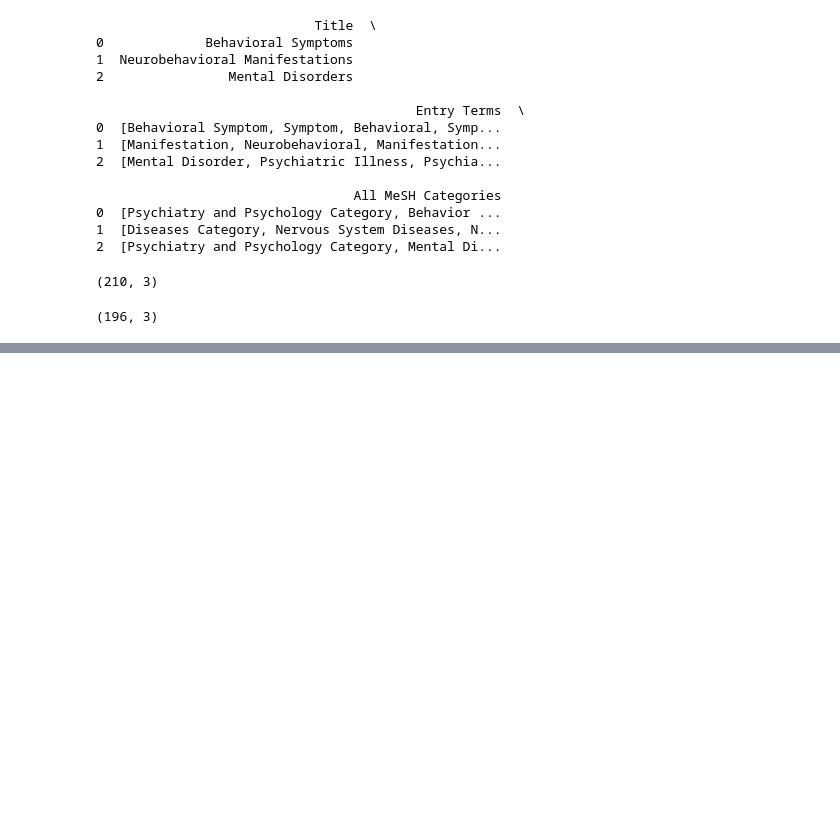
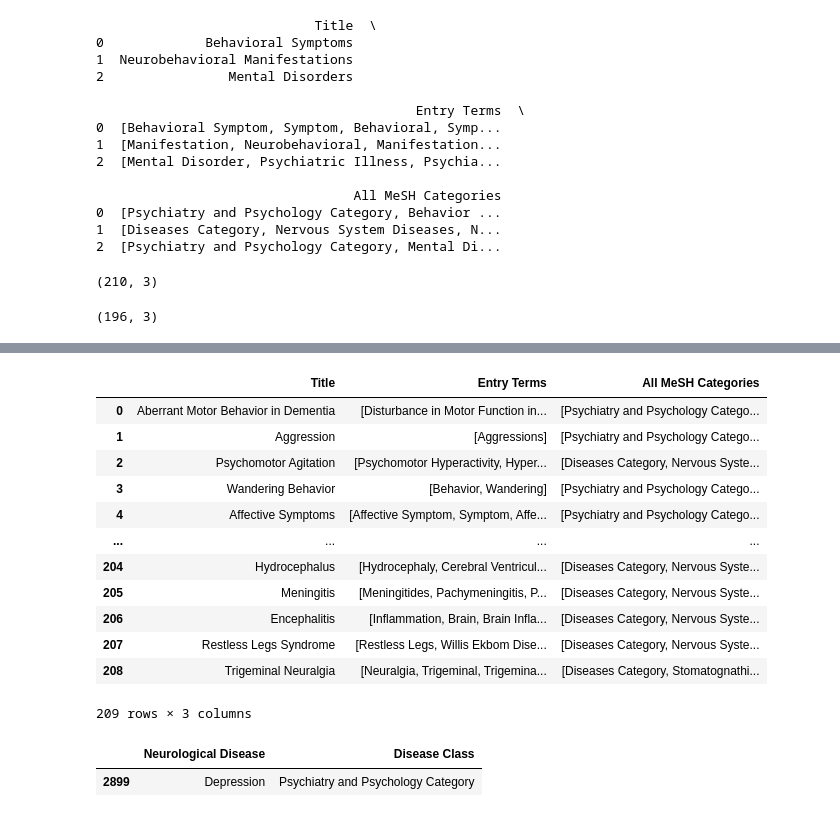
Before and after one commit to Ineichen-Group/NeuroTrialAnalysis, a Jupyter notebook: Extract_MeSH_Data.ipynb, the cells around one changed output, grey strips where cells are left out. Cells and saved outputs as stored; diff of their text form; code cells hidden in the pictures; blank space fills up the shorter version.

```diff
--- a/Extract_MeSH_Data.ipynb
+++ b/Extract_MeSH_Data.ipynb
@@ -193,0 +200,37 @@ nodes_raw[0].split('\n', 2)#[0]
+# %%
+# Process each term in the DataFrame
+nodes_list_30 = []
+for term in last_30_records['term']:
+    print(term)
+    handle = Entrez.esearch(db="mesh", term=f"{term}[mh]", retmax=1000)
+    record = Entrez.read(handle)
+    id_list = record['IdList']
+    retries = 3  # Maximum number of retries
+    if id_list:
+        for attempt in range(retries):
+            try:
+                handle = Entrez.efetch(db="mesh", id=id_list)
+                records = handle.read()
+                try:
+                    nodes = parse_mesh_nodes(records)
+                    nodes_list_30.extend(nodes)
+                    break  # Success, so break out of the retry loop
+                except Exception as parse_error:
+                    # Handle parsing error specifically
+                    print(f"Error parsing records for term '{term}'. Error: {parse_error}")
+                    print(f"Problematic records:\n{records}")
+                    break  # Break out of the retry loop, but continue with next term
+            except HTTPError as e:
+                if attempt < retries - 1:  # Check if it's not the last attempt
+                    print(f"Attempt {attempt + 1} failed with error {e}. Retrying in 15 seconds...")
+                    time.sleep(15)  # Wait for 10 seconds before retrying
+                else:
+                    print(f"Attempt {attempt + 1} failed with error {e}. No more retries.")
+                    raise  # Re-raise the exception if all retries failed
+
+
+# Assuming `nodes_list` is a list of dictionaries where each dictionary represents parsed information from each MeSH record
+final_df_30 = pd.DataFrame(nodes_list_30)
+
+# Display the final DataFrame
+print(final_df_30)
@@ -193,0 +255,2 @@ nodes_raw[0].split('\n', 2)#[0]
+# %%
+final_df_part1 = pd.DataFrame(nodes_list)
@@ -193,0 +268,16 @@ nodes_raw[0].split('\n', 2)#[0]
+# %%
+processed_terms_combined
+# %% [output]
+|  | Title | Entry Terms | All MeSH Categories |
+| 0 | Aberrant Motor Behavior in Dementia | [Disturbance in Motor Function in... | [Psychiatry and Psychology Catego... |
+| 1 | Aggression | [Aggressions] | [Psychiatry and Psychology Catego... |
+| 2 | Psychomotor Agitation | [Psychomotor Hyperactivity, Hyper... | [Diseases Category, Nervous Syste... |
+| 3 | Wandering Behavior | [Behavior, Wandering] | [Psychiatry and Psychology Catego... |
+| 4 | Affective Symptoms | [Affective Symptom, Symptom, Affe... | [Psychiatry and Psychology Catego... |
+| ... | ... | ... | ... |
+| 204 | Hydrocephalus | [Hydrocephaly, Cerebral Ventricul... | [Diseases Category, Nervous Syste... |
+| 205 | Meningitis | [Meningitides, Pachymeningitis, P... | [Diseases Category, Nervous Syste... |
+| 206 | Encephalitis | [Inflammation, Brain, Brain Infla... | [Diseases Category, Nervous Syste... |
+| 207 | Restless Legs Syndrome | [Restless Legs, Willis Ekbom Dise... | [Diseases Category, Nervous Syste... |
+| 208 | Trigeminal Neuralgia | [Neuralgia, Trigeminal, Trigemina... | [Diseases Category, Stomatognathi... |
+209 rows × 3 columns
@@ -193,0 +299,5 @@ nodes_raw[0].split('\n', 2)#[0]
+# %%
+combined_terms[combined_terms['Neurological Disease']=="Depression"]
+# %% [output]
+|  | Neurological Disease | Disease Class |
+| 2899 | Depression | Psychiatry and Psychology Category |
```
Also changed, not shown: parts of 44 cells of this notebook.
